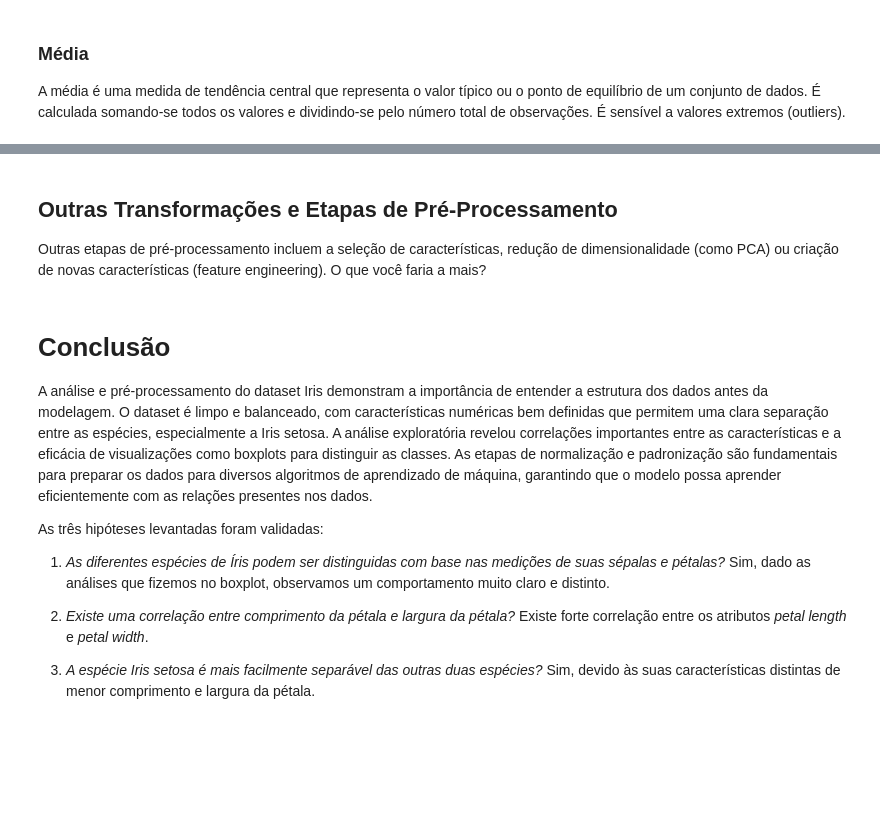
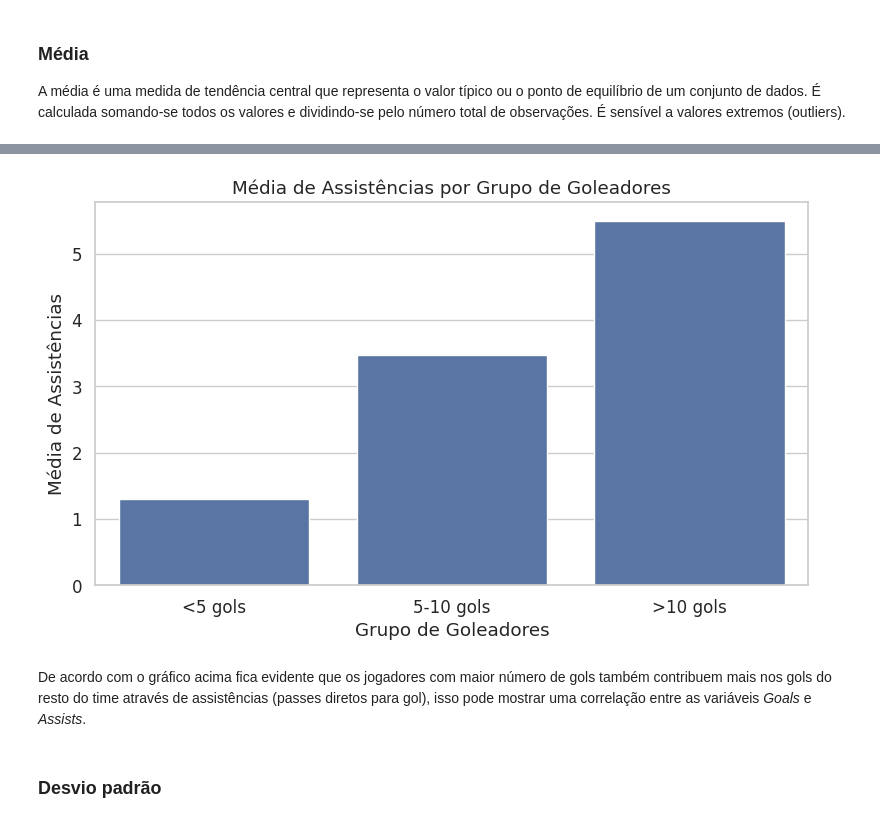
Before and after one commit to vitorwogel/MVP-Data-Analytics, a Jupyter notebook: MVP_Análise_de_Dados_e_Boas_Práticas.ipynb, the cells around one changed output, grey strips where cells are left out. Drawn from its saved outputs; the diff is of its cells as text; code cells hidden in the pictures; blank space fills up the shorter version.

```diff
--- a/MVP_Análise_de_Dados_e_Boas_Práticas.ipynb
+++ b/MVP_Análise_de_Dados_e_Boas_Práticas.ipynb
@@ -626,16 +633,18 @@ dtype: int64
-# %% [markdown]
-## Outras Transformações e Etapas de Pré-Processamento
-
-Outras etapas de pré-processamento incluem a seleção de características, redução de dimensionalidade (como PCA) ou criação de novas características (feature engineering). O que você faria a mais?
-# %% [markdown]
-# Conclusão
-
-A análise e pré-processamento do dataset Iris demonstram a importância de entender a estrutura dos dados antes da modelagem. O dataset é limpo e balanceado, com características numéricas bem definidas que permitem uma clara separação entre as espécies, especialmente a Iris setosa. A análise exploratória revelou correlações importantes entre as características e a eficácia de visualizações como boxplots para distinguir as classes. As etapas de normalização e padronização são fundamentais para preparar os dados para diversos algoritmos de aprendizado de máquina, garantindo que o modelo possa aprender eficientemente com as relações presentes nos dados.
-
-As três hipóteses levantadas foram validadas:
-
-1.   *As diferentes espécies de Íris podem ser distinguidas com base nas medições de suas sépalas e pétalas?* Sim, dado as análises que fizemos no boxplot, observamos um comportamento muito claro e distinto.
-
-2.   *Existe uma correlação entre comprimento da pétala e largura da pétala?* Existe forte correlação entre os atributos *petal length* e *petal width*.
-
-3.   *A espécie Iris setosa é mais facilmente separável das outras duas espécies?* Sim, devido às suas características distintas de menor comprimento e largura da pétala.
+# %%
+assist_avg = df.groupby('Goals Group')['Assists'].mean().reset_index()
+
+order = ['<5 gols', '5-10 gols', '>10 gols']
+
+plt.figure(figsize=(8, 5))
+sns.barplot(data=assist_avg, x='Goals Group', y='Assists', order=order)
+plt.title('Média de Assistências por Grupo de Goleadores')
+plt.xlabel('Grupo de Goleadores')
+plt.ylabel('Média de Assistências')
+plt.tight_layout()
+plt.show()
+# %% [output]
+[figure, added]
+# %% [markdown]
+De acordo com o gráfico acima fica evidente que os jogadores com maior número de gols também contribuem mais nos gols do resto do time através de assistências (passes diretos para gol), isso pode mostrar uma correlação entre as variáveis *Goals* e *Assists*.
+# %% [markdown]
+### Desvio padrão
```
Also changed, not shown: parts of 118 cells of this notebook.
